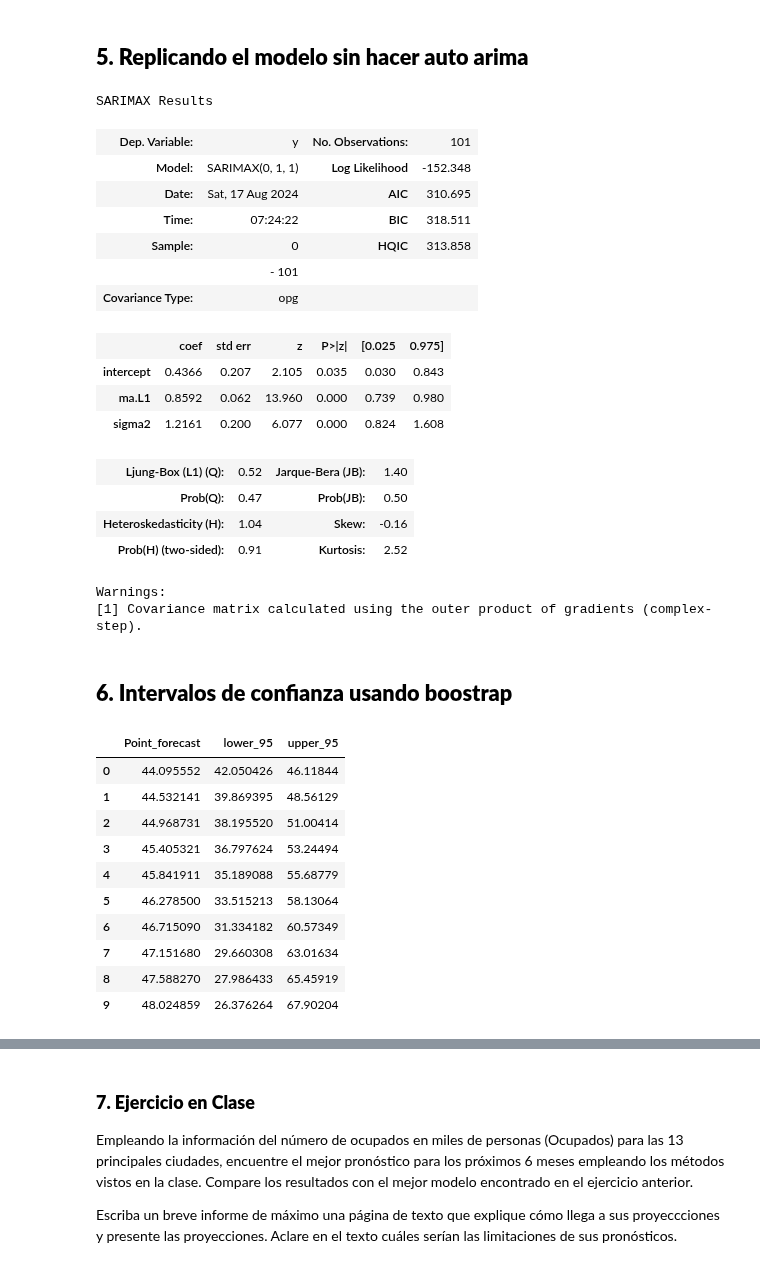
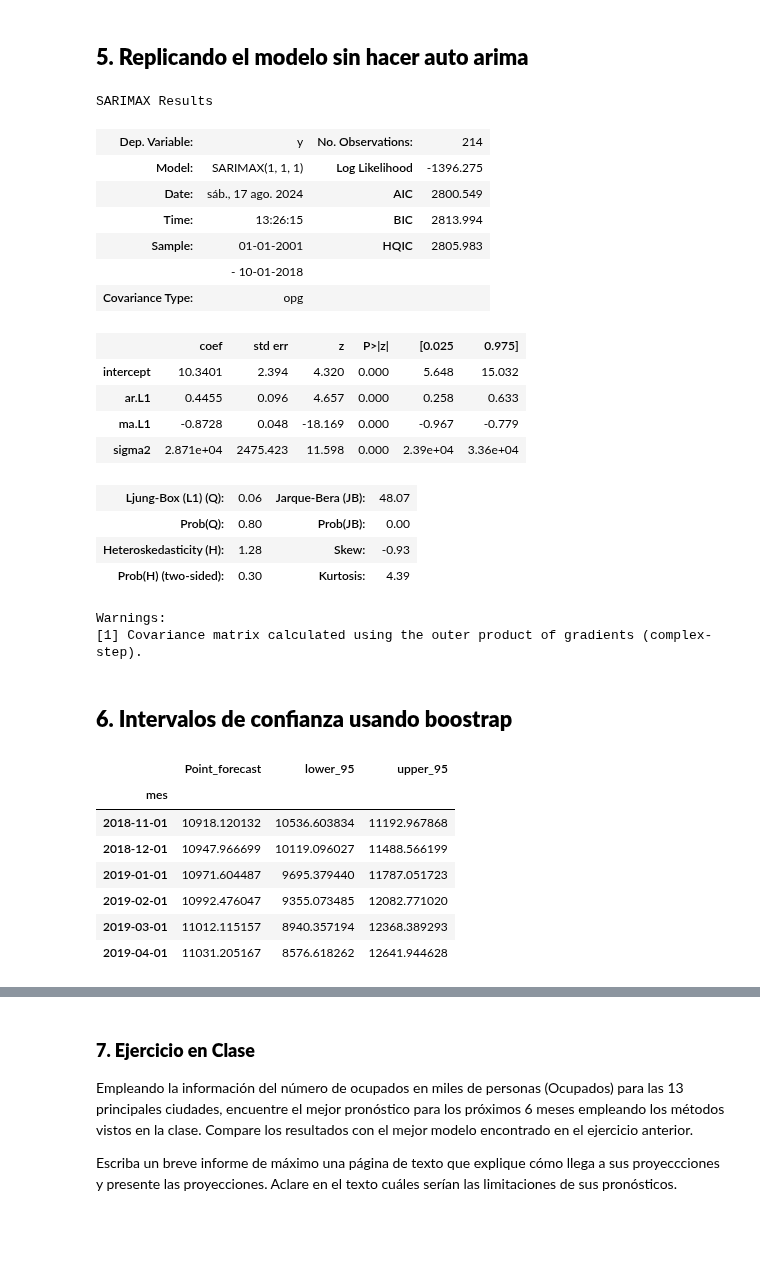
Before and after one commit to alfa7g7/Fundamentos-analitica-II, a Jupyter notebook: Clase 3/fundamentos_analítica_clase3_tarea.ipynb, the cells around one changed output, grey strips where cells are left out. Cells and saved outputs as stored; diff of their text form; code cells hidden in the pictures; blank space fills up the shorter version.

```diff
--- a/Clase 3/fundamentos_analítica_clase3_tarea.ipynb
+++ b/Clase 3/fundamentos_analítica_clase3_tarea.ipynb
@@ -378,58 +378,65 @@ plt.show()
 # %% [markdown]
 ## **5. Replicando el modelo sin hacer auto arima**
 # %%
-model = ARIMA(order=(0,1,1))
-results = model.fit( data["ARIMA011"])
+model = ARIMA(order=(1,1,1))
+results = model.fit( data_train["Ocupados"])
 results.summary()
 # %% [output]
 SARIMAX Results
-| Dep. Variable: | y | No. Observations: | 101 |
-| Model: | SARIMAX(0, 1, 1) | Log Likelihood | -152.348 |
-| Date: | Sat, 17 Aug 2024 | AIC | 310.695 |
-| Time: | 07:24:22 | BIC | 318.511 |
-| Sample: | 0 | HQIC | 313.858 |
-|  | - 101 |  |  |
+| Dep. Variable: | y | No. Observations: | 214 |
+| Model: | SARIMAX(1, 1, 1) | Log Likelihood | -1396.275 |
+| Date: | sáb., 17 ago. 2024 | AIC | 2800.549 |
+| Time: | 13:26:15 | BIC | 2813.994 |
+| Sample: | 01-01-2001 | HQIC | 2805.983 |
+|  | - 10-01-2018 |  |  |
 | Covariance Type: | opg |  |  |
 |  | coef | std err | z | P>|z| | [0.025 | 0.975] |
-| intercept | 0.4366 | 0.207 | 2.105 | 0.035 | 0.030 | 0.843 |
-| ma.L1 | 0.8592 | 0.062 | 13.960 | 0.000 | 0.739 | 0.980 |
-| sigma2 | 1.2161 | 0.200 | 6.077 | 0.000 | 0.824 | 1.608 |
+| intercept | 10.3401 | 2.394 | 4.320 | 0.000 | 5.648 | 15.032 |
+| ar.L1 | 0.4455 | 0.096 | 4.657 | 0.000 | 0.258 | 0.633 |
+| ma.L1 | -0.8728 | 0.048 | -18.169 | 0.000 | -0.967 | -0.779 |
+| sigma2 | 2.871e+04 | 2475.423 | 11.598 | 0.000 | 2.39e+04 | 3.36e+04 |
-| Ljung-Box (L1) (Q): | 0.52 | Jarque-Bera (JB): | 1.40 |
-| Prob(Q): | 0.47 | Prob(JB): | 0.50 |
-| Heteroskedasticity (H): | 1.04 | Skew: | -0.16 |
-| Prob(H) (two-sided): | 0.91 | Kurtosis: | 2.52 |
+| Ljung-Box (L1) (Q): | 0.06 | Jarque-Bera (JB): | 48.07 |
+| Prob(Q): | 0.80 | Prob(JB): | 0.00 |
+| Heteroskedasticity (H): | 1.28 | Skew: | -0.93 |
+| Prob(H) (two-sided): | 0.30 | Kurtosis: | 4.39 |
 Warnings:
 [1] Covariance matrix calculated using the outer product of gradients (complex-step).
 # %% [markdown]
 ## **6. Intervalos de confianza usando boostrap**
 # %%
-h= 10
+# Número de pasos a futuro para la predicción
+h= 6
+
+# Obtener residuos del mejor modelo ajustado en `data_train`
 res = results.resid()
+#res = mejor_modelo.resid()
 
+# Generar muestras de residuos
 my_samples = []
 for _ in range(1000):
 
     x = np.random.choice(res, size=h, replace=True)
     my_samples.append(x)
 
+# Calcular cuantiles para los intervalos de confianza
 q1=np.quantile(my_samples,0.025,axis=0)
 q2=np.quantile(my_samples,0.975,axis=0)
 
+# Realizar predicciones con el mejor modelo
 fore = results.predict(h,return_conf_int=False)
+#fore = mejor_modelo.predict(n_periods=h, return_conf_int=False)
 
+# Crear DataFrame con las predicciones y los intervalos de confianza
 preds = pd.DataFrame(np.column_stack([fore,fore+np.cumsum(q1) , fore+np.cumsum(q2)]))
 preds.columns = ['Point_forecast', 'lower_95', 'upper_95']
-
+preds.index = data_test.index  # Asegurarse de que el índice sea el del conjunto de datos de prueba
 preds
 # %% [output]
 |  | Point_forecast | lower_95 | upper_95 |
-| 0 | 44.095552 | 42.050426 | 46.11844 |
-| 1 | 44.532141 | 39.869395 | 48.56129 |
-| 2 | 44.968731 | 38.195520 | 51.00414 |
-| 3 | 45.405321 | 36.797624 | 53.24494 |
-| 4 | 45.841911 | 35.189088 | 55.68779 |
-| 5 | 46.278500 | 33.515213 | 58.13064 |
-| 6 | 46.715090 | 31.334182 | 60.57349 |
-| 7 | 47.151680 | 29.660308 | 63.01634 |
-| 8 | 47.588270 | 27.986433 | 65.45919 |
-| 9 | 48.024859 | 26.376264 | 67.90204 |
+| mes |  |  |  |
+| 2018-11-01 | 10918.120132 | 10536.603834 | 11192.967868 |
+| 2018-12-01 | 10947.966699 | 10119.096027 | 11488.566199 |
+| 2019-01-01 | 10971.604487 | 9695.379440 | 11787.051723 |
+| 2019-02-01 | 10992.476047 | 9355.073485 | 12082.771020 |
+| 2019-03-01 | 11012.115157 | 8940.357194 | 12368.389293 |
+| 2019-04-01 | 11031.205167 | 8576.618262 | 12641.944628 |
```
Also changed, not shown: parts of 2 cells of this notebook.
